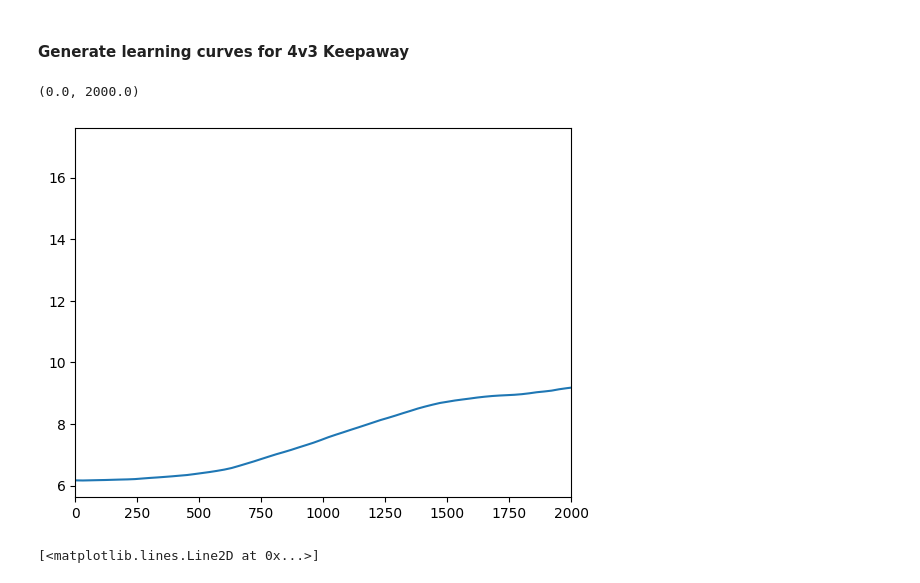
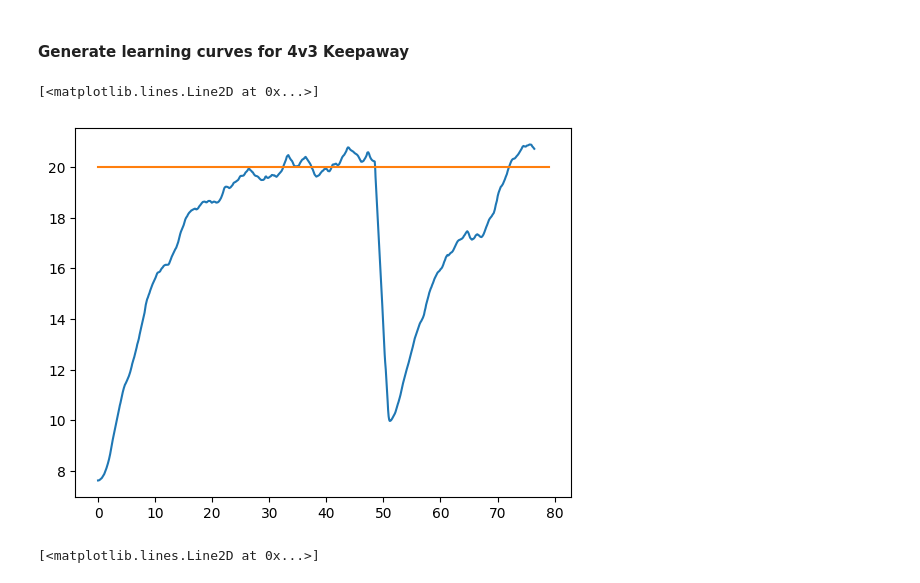
Before and after one commit to duyminh1998/GAME, a Jupyter notebook: notebooks/keepaway/plot_agent_learning.ipynb, the cells around one changed output. Saved outputs shown, nothing was run; the diff lists cells and outputs as text; code cells hidden in the pictures.

Commit message:
fixing transfer learning errors

```diff
--- a/notebooks/keepaway/plot_agent_learning.ipynb
+++ b/notebooks/keepaway/plot_agent_learning.ipynb
@@ -55,6 +55,7 @@ def generate_keepaway_learning_curves(kwy_paths:list, window_size:int=900, alpha
         # read the rest of the data
         i = 0
         ep = 0
+        start = 0
         ccount = 0
         prev = ep_dur_sum
         while line:
@@ -118,18 +119,21 @@ MC3D_train_filepath = os.path.join(MC3D_train_folder_path, '202211031646-UbuntuX
 # %%
 MC3D_train_folder_path = os.path.join(config_data['logs_path'], '4v3_hand_coded_mapping_results')
 MC3D_train_filepath = os.path.join(MC3D_train_folder_path, '202211162250-UbuntuXenial.kwy')
+# %%
+MC3D_train_folder_path = os.path.join(config_data['logs_path'], '20221222 testing out combining two kwy files')
+MC3D_logs = [os.path.join(MC3D_train_folder_path, '202212181836-UbuntuXenial.kwy'), os.path.join(MC3D_train_folder_path, '202212182048-UbuntuXenial.kwy')]
 # %%
-output_X, output_Y, output_eps = generate_keepaway_learning_curves([MC3D_train_filepath], 1000, 0.01, 30)
+output_X, output_Y, output_eps = generate_keepaway_learning_curves(MC3D_logs, 900, 0.01, 30)
 # %%
 avg_output_X = output_X[0]
 output_Y = np.array(output_Y)
 avg_output_Y = output_Y.mean(axis=0)
-# %%
-plt.plot(output_eps, output_Y)
-plt.xlim(0, 2000)
-# %% [output]
-(0.0, 2000.0)
-[figure, removed]
+# %%
+plt.plot(output_X, output_Y)
+plt.plot([i for i in range(80)], [20 for _ in range(80)])
+# %% [output]
+[<matplotlib.lines.Line2D at 0x...>]
+[figure, added]
 # %%
 import copy
 def plot_kwy(trials, win_size, alpha, coarse):
```
Also changed, not shown: parts of 1 cell of this notebook, 33 other files.
